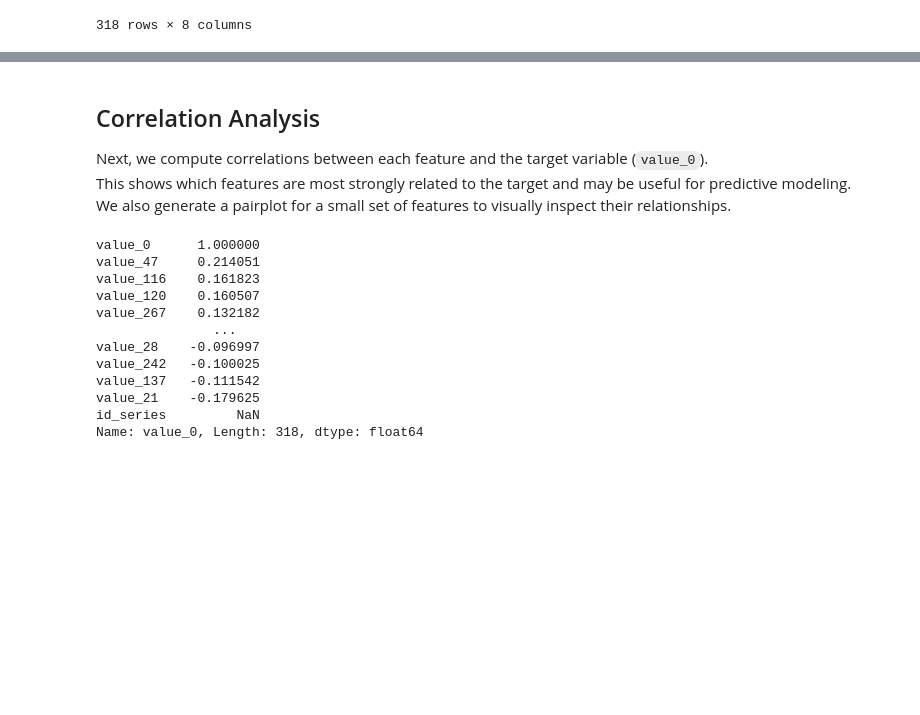
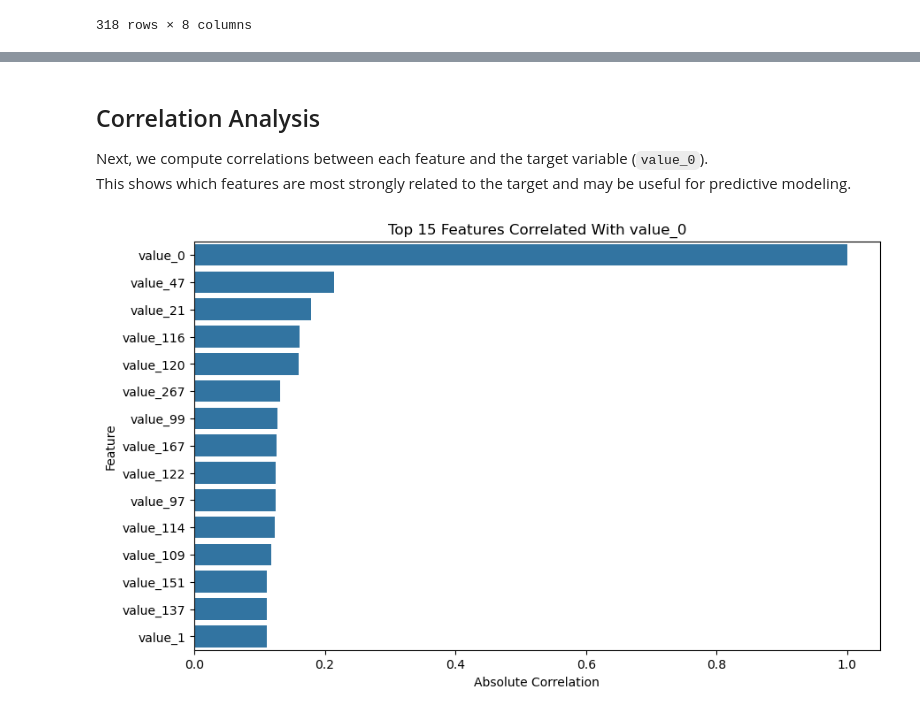
Before and after one commit to Sebika-K/CS4347_ElectricityLoadProject, a Jupyter notebook: notebooks/01_EDA.ipynb, the cells around one changed output, grey strips where cells are left out. Drawn from its saved outputs; the diff is of its cells as text; code cells hidden in the pictures; blank space fills up the shorter version.

```diff
--- a/notebooks/01_EDA.ipynb
+++ b/notebooks/01_EDA.ipynb
@@ -88,21 +88,20 @@ plt.show()
 
 Next, we compute correlations between each feature and the target variable (`value_0`).
 This shows which features are most strongly related to the target and may be useful for predictive modeling.
-We also generate a pairplot for a small set of features to visually inspect their relationships.
-# %%
-target = "value_0"
-corr_with_target = df.corr(numeric_only=True)[target].sort_values(ascending=False)
-corr_with_target
-# %% [output]
-value_0      1.000000
-value_47     0.214051
-value_116    0.161823
-value_120    0.160507
-value_267    0.132182
-               ...
-value_28    -0.096997
-value_242   -0.100025
-value_137   -0.111542
-value_21    -0.179625
-id_series         NaN
-Name: value_0, Length: 318, dtype: float64
+# %%
+target = "value_0"
+corr = (
+    df.corr(numeric_only=True)[target]
+    .abs()
+    .sort_values(ascending=False)
+    .head(15)
+)
+
+plt.figure(figsize=(10,6))
+sns.barplot(x=corr.values, y=corr.index)
+plt.title("Top 15 Features Correlated With value_0")
+plt.xlabel("Absolute Correlation")
+plt.ylabel("Feature")
+plt.show()
+# %% [output]
+[figure, new version]
```
Also changed, not shown: parts of 17 cells of this notebook.
